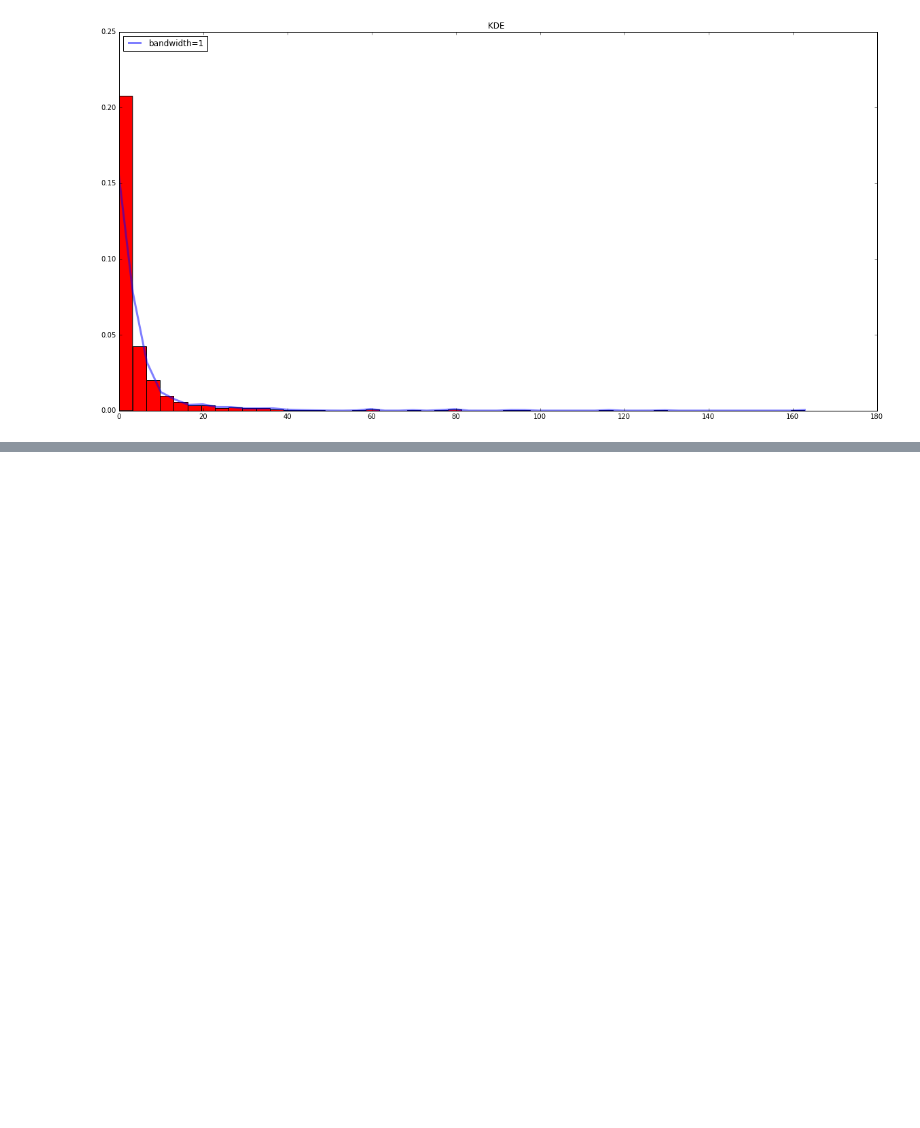
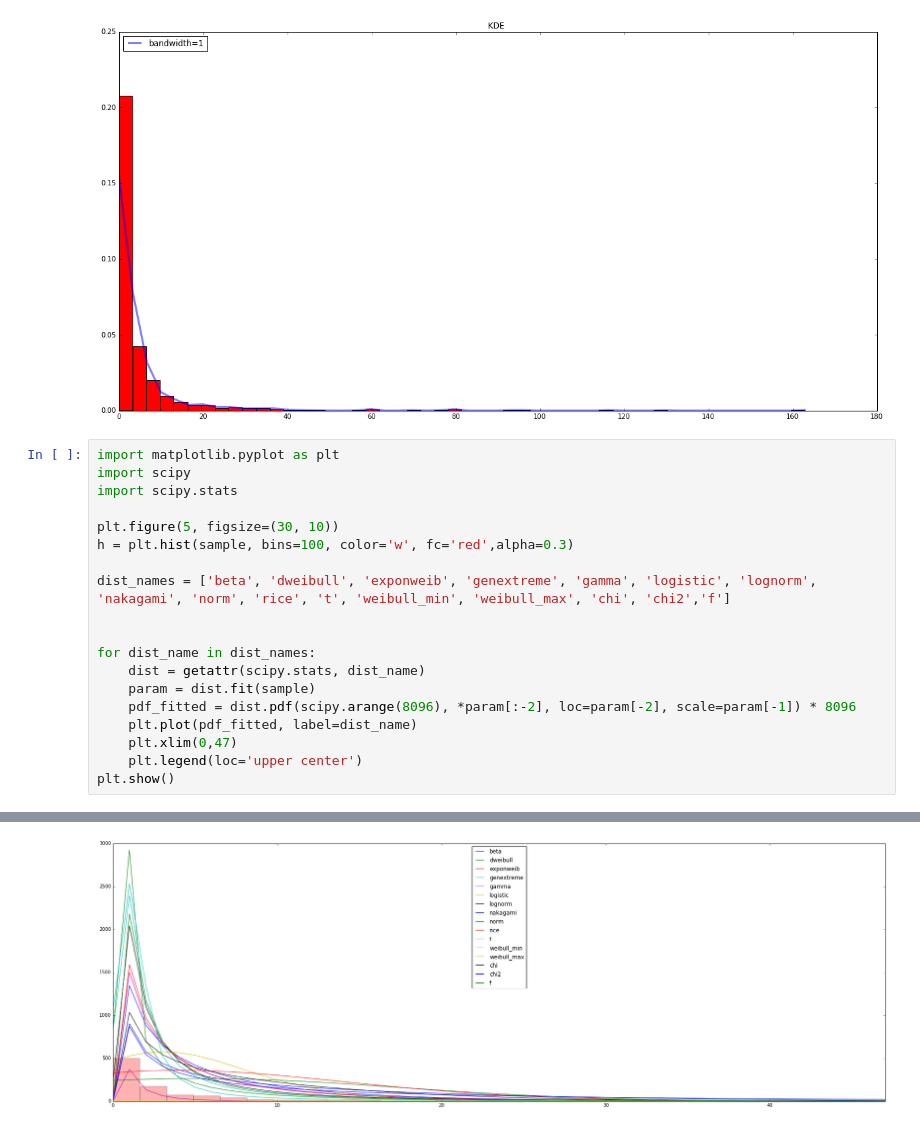
Before and after one commit to vipmax/PM, a Jupyter notebook: PM.ipynb, the cells around one changed output, grey strips where cells are left out. Cells and saved outputs as stored; diff of their text form; blank space fills up the shorter version.

```diff
--- a/PM.ipynb
+++ b/PM.ipynb
@@ -94,3 +94,23 @@ plt.title('KDE ')
 plt.show()
 # %% [output]
 [figure]
+# %%
+import matplotlib.pyplot as plt
+import scipy
+import scipy.stats
+
+plt.figure(5, figsize=(30, 10))
+h = plt.hist(sample, bins=100, color='w', fc='red',alpha=0.3)
+
+dist_names = ['beta', 'dweibull', 'exponweib', 'genextreme', 'gamma', 'logistic', 'lognorm', 'nakagami', 'norm', 'rice', 't', 'weibull_min', 'weibull_max', 'chi', 'chi2','f']
+
+
+for dist_name in dist_names:
+    dist = getattr(scipy.stats, dist_name)
+    param = dist.fit(sample)
+    pdf_fitted = dist.pdf(scipy.arange(8096), *param[:-2], loc=param[-2], scale=param[-1]) * 8096
+    plt.plot(pdf_fitted, label=dist_name)
+    plt.xlim(0,47)
+    plt.legend(loc='upper center')
+plt.show()
+# %% [output]
@@ -97,3 +118,4 @@ plt.show()
+[figure, added]
 # %%
 def kde_sklearn(x, x_grid, bandwidth=0.2, **kwargs):
     """Kernel Density Estimation with Scikit-learn"""
```
Also changed, not shown: parts of 7 cells of this notebook, 1 other file.
